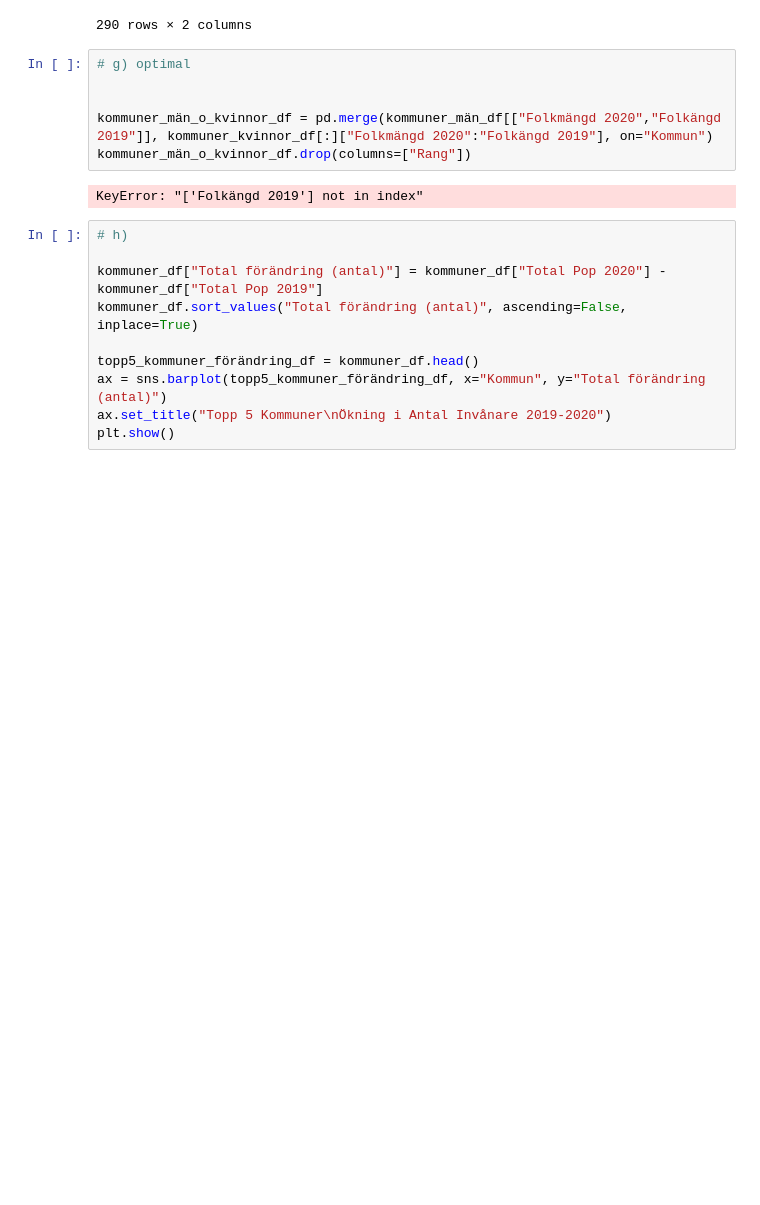
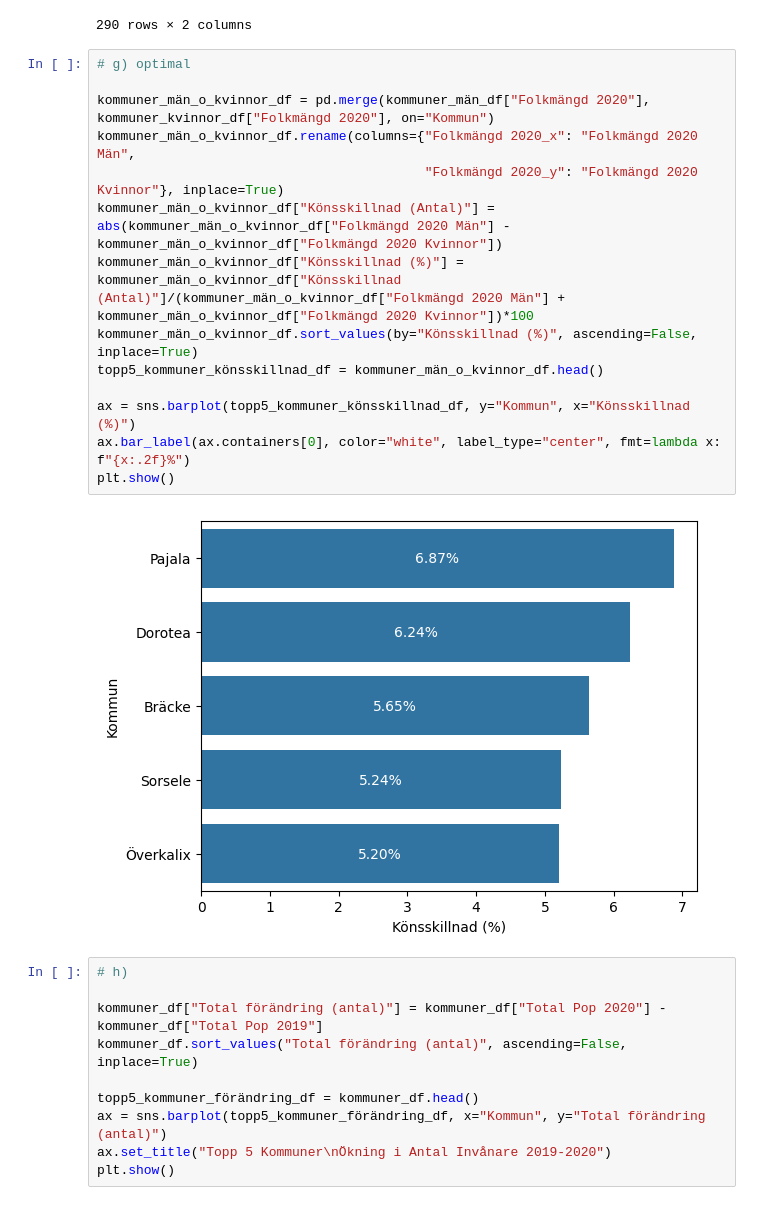
Before and after one commit to SVMino53/aiM24_Databehandling, a Jupyter notebook: Vecka 1/E1_pandas_basic_syntax.ipynb, the cells around one changed output. Saved outputs shown, nothing was run; the diff lists cells and outputs as text; blank space fills up the shorter version.

```diff
--- a/Vecka 1/E1_pandas_basic_syntax.ipynb
+++ b/Vecka 1/E1_pandas_basic_syntax.ipynb
@@ -686,14 +686,22 @@ kommuner_män_df[["Folkmängd 2020","Folkmängd 2019"]]
 | Överkalix | 1730 | 1737 |
 | Övertorneå | 2190 | 2234 |
 290 rows × 2 columns
-# %%
-# g) optimal
-
-
-kommuner_män_o_kvinnor_df = pd.merge(kommuner_män_df[["Folkmängd 2020","Folkängd 2019"]], kommuner_kvinnor_df[:]["Folkmängd 2020":"Folkängd 2019"], on="Kommun")
-kommuner_män_o_kvinnor_df.drop(columns=["Rang"])
-# %% [output]
-KeyError: "['Folkängd 2019'] not in index"
+# %%
+# g) optimal
+
+kommuner_män_o_kvinnor_df = pd.merge(kommuner_män_df["Folkmängd 2020"], kommuner_kvinnor_df["Folkmängd 2020"], on="Kommun")
+kommuner_män_o_kvinnor_df.rename(columns={"Folkmängd 2020_x": "Folkmängd 2020 Män",
+                                          "Folkmängd 2020_y": "Folkmängd 2020 Kvinnor"}, inplace=True)
+kommuner_män_o_kvinnor_df["Könsskillnad (Antal)"] = abs(kommuner_män_o_kvinnor_df["Folkmängd 2020 Män"] - kommuner_män_o_kvinnor_df["Folkmängd 2020 Kvinnor"])
+kommuner_män_o_kvinnor_df["Könsskillnad (%)"] = kommuner_män_o_kvinnor_df["Könsskillnad (Antal)"]/(kommuner_män_o_kvinnor_df["Folkmängd 2020 Män"] + kommuner_män_o_kvinnor_df["Folkmängd 2020 Kvinnor"])*100
+kommuner_män_o_kvinnor_df.sort_values(by="Könsskillnad (%)", ascending=False, inplace=True)
+topp5_kommuner_könsskillnad_df = kommuner_män_o_kvinnor_df.head()
+
+ax = sns.barplot(topp5_kommuner_könsskillnad_df, y="Kommun", x="Könsskillnad (%)")
+ax.bar_label(ax.containers[0], color="white", label_type="center", fmt=lambda x: f"{x:.2f}%")
+plt.show()
+# %% [output]
+[figure, added]
 # %%
 # h)
 
```
